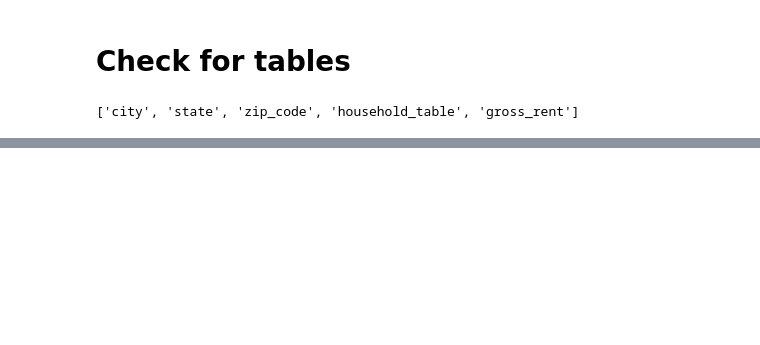
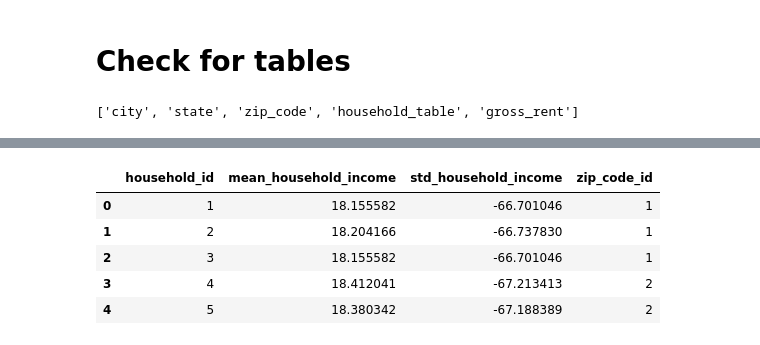
Before and after one commit to AliceSartori/ProjectETL, a Jupyter notebook: alice/New_gross_rent.ipynb, the cells around one changed output, grey strips where cells are left out. Saved outputs shown, nothing was run; the diff lists cells and outputs as text; code cells hidden in the pictures; blank space fills up the shorter version.

```diff
--- a/alice/New_gross_rent.ipynb
+++ b/alice/New_gross_rent.ipynb
@@ -742,0 +812,10 @@ engine.table_names()
+# %%
+# continue to work with pandas
+pd.read_sql_query('select * from household_table', con=engine).head()
+# %% [output]
+|  | household_id | mean_household_income | std_household_income | zip_code_id |
+| 0 | 1 | 18.155582 | -66.701046 | 1 |
+| 1 | 2 | 18.204166 | -66.737830 | 1 |
+| 2 | 3 | 18.155582 | -66.701046 | 1 |
+| 3 | 4 | 18.412041 | -67.213413 | 2 |
+| 4 | 5 | 18.380342 | -67.188389 | 2 |
```
Also changed, not shown: parts of 11 cells of this notebook.
